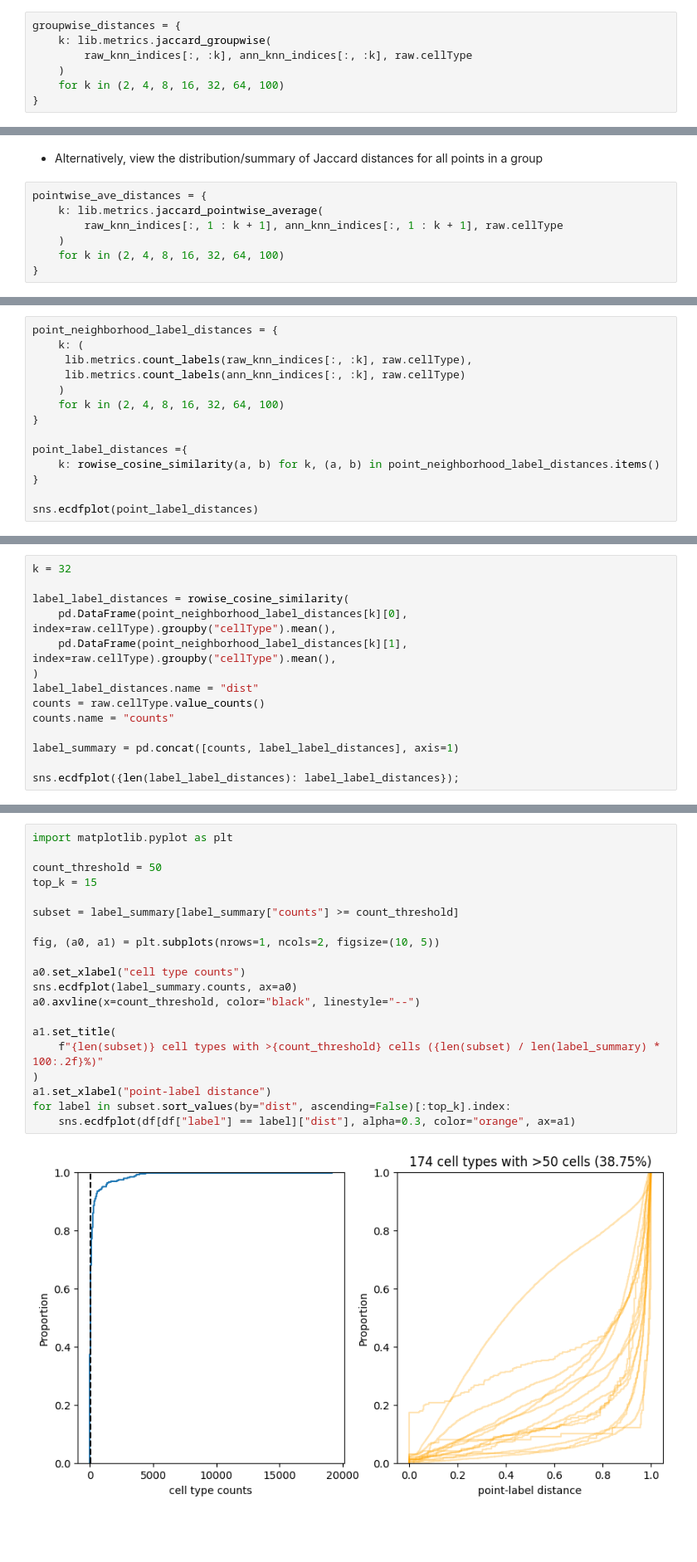
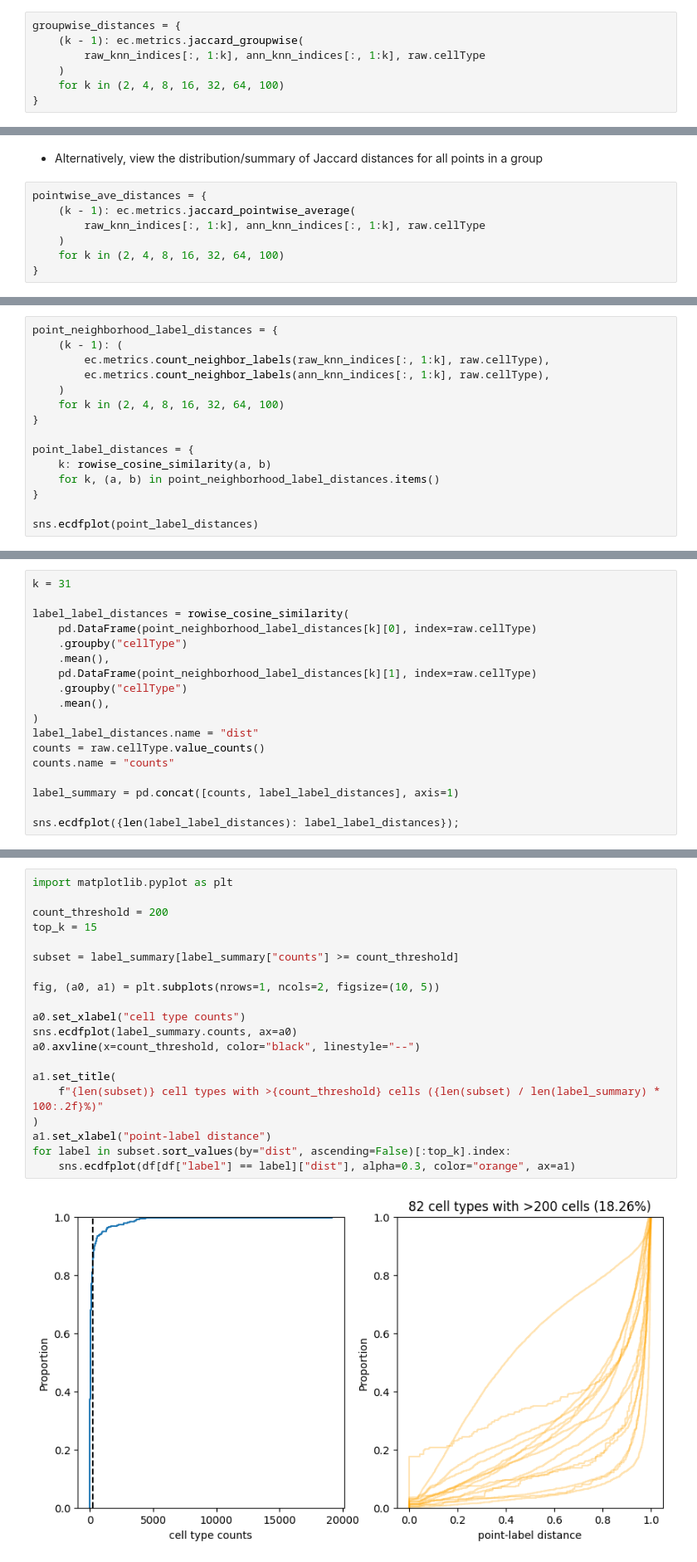
Before and after one commit to OzetteTech/comparative-embedding-visualization, a Jupyter notebook: notebooks/neighborhood-analysis.ipynb, the cells around one changed output, grey strips where cells are left out. Shown: that part at 83% size. Saved outputs shown, nothing was run; the diff lists cells and outputs as text; blank space fills up the shorter version.

```diff
--- a/notebooks/neighborhood-analysis.ipynb
+++ b/notebooks/neighborhood-analysis.ipynb
@@ -51,8 +49,8 @@ sns.ecdfplot(pairwise_distances);
 - "group-wise" Jaccard distance: $\frac{\bigcup_{i \in I} A_i \cap B_i}{\bigcup_{i \in I} A_i \cup B_i}$, where $I$ is a set of points with a given label
 # %%
 groupwise_distances = {
-    k: lib.metrics.jaccard_groupwise(
-        raw_knn_indices[:, :k], ann_knn_indices[:, :k], raw.cellType
+    (k - 1): ec.metrics.jaccard_groupwise(
+        raw_knn_indices[:, 1:k], ann_knn_indices[:, 1:k], raw.cellType
     )
     for k in (2, 4, 8, 16, 32, 64, 100)
 }
@@ -64,8 +62,8 @@ sns.ecdfplot(groupwise_distances);
 - Alternatively, view the distribution/summary of Jaccard distances for all points in a group
 # %%
 pointwise_ave_distances = {
-    k: lib.metrics.jaccard_pointwise_average(
-        raw_knn_indices[:, 1 : k + 1], ann_knn_indices[:, 1 : k + 1], raw.cellType
+    (k - 1): ec.metrics.jaccard_pointwise_average(
+        raw_knn_indices[:, 1:k], ann_knn_indices[:, 1:k], raw.cellType
     )
     for k in (2, 4, 8, 16, 32, 64, 100)
 }
@@ -90,15 +89,16 @@ def rowise_cosine_similarity(X0: npt.ArrayLike, X1: npt.ArrayLike):
     return np.sum(X0 * X1, axis=1) / (nplg.norm(X0, axis=1) * nplg.norm(X1, axis=1))
 # %%
 point_neighborhood_label_distances = {
-    k: (
-     lib.metrics.count_labels(raw_knn_indices[:, :k], raw.cellType),
-     lib.metrics.count_labels(ann_knn_indices[:, :k], raw.cellType)
+    (k - 1): (
+        ec.metrics.count_neighbor_labels(raw_knn_indices[:, 1:k], raw.cellType),
+        ec.metrics.count_neighbor_labels(ann_knn_indices[:, 1:k], raw.cellType),
     )
     for k in (2, 4, 8, 16, 32, 64, 100)
 }
 
-point_label_distances ={
-    k: rowise_cosine_similarity(a, b) for k, (a, b) in point_neighborhood_label_distances.items()
+point_label_distances = {
+    k: rowise_cosine_similarity(a, b)
+    for k, (a, b) in point_neighborhood_label_distances.items()
 }
 
 sns.ecdfplot(point_label_distances)
@@ -108,9 +108,13 @@ sns.ecdfplot(point_label_distances)
 # %%
-k = 32
+k = 31
 
 label_label_distances = rowise_cosine_similarity(
-    pd.DataFrame(point_neighborhood_label_distances[k][0], index=raw.cellType).groupby("cellType").mean(),
-    pd.DataFrame(point_neighborhood_label_distances[k][1], index=raw.cellType).groupby("cellType").mean(),
+    pd.DataFrame(point_neighborhood_label_distances[k][0], index=raw.cellType)
+    .groupby("cellType")
+    .mean(),
+    pd.DataFrame(point_neighborhood_label_distances[k][1], index=raw.cellType)
+    .groupby("cellType")
+    .mean(),
 )
 label_label_distances.name = "dist"
 counts = raw.cellType.value_counts()
@@ -147,25 +151,25 @@ df
 # %%
 import matplotlib.pyplot as plt
 
-count_threshold = 50
+count_threshold = 200
 top_k = 15
 
 subset = label_summary[label_summary["counts"] >= count_threshold]
 
 fig, (a0, a1) = plt.subplots(nrows=1, ncols=2, figsize=(10, 5))
 
 a0.set_xlabel("cell type counts")
 sns.ecdfplot(label_summary.counts, ax=a0)
 a0.axvline(x=count_threshold, color="black", linestyle="--")
 
 a1.set_title(
     f"{len(subset)} cell types with >{count_threshold} cells ({len(subset) / len(label_summary) * 100:.2f}%)"
 )
 a1.set_xlabel("point-label distance")
 for label in subset.sort_values(by="dist", ascending=False)[:top_k].index:
     sns.ecdfplot(df[df["label"] == label]["dist"], alpha=0.3, color="orange", ax=a1)
 # %% [output]
-[figure, old version]
+[figure, new version]
 # %% [markdown]
 # embed with distance metrics
 # %%
```
Also changed, not shown: parts of 12 cells of this notebook, 9 other files.
